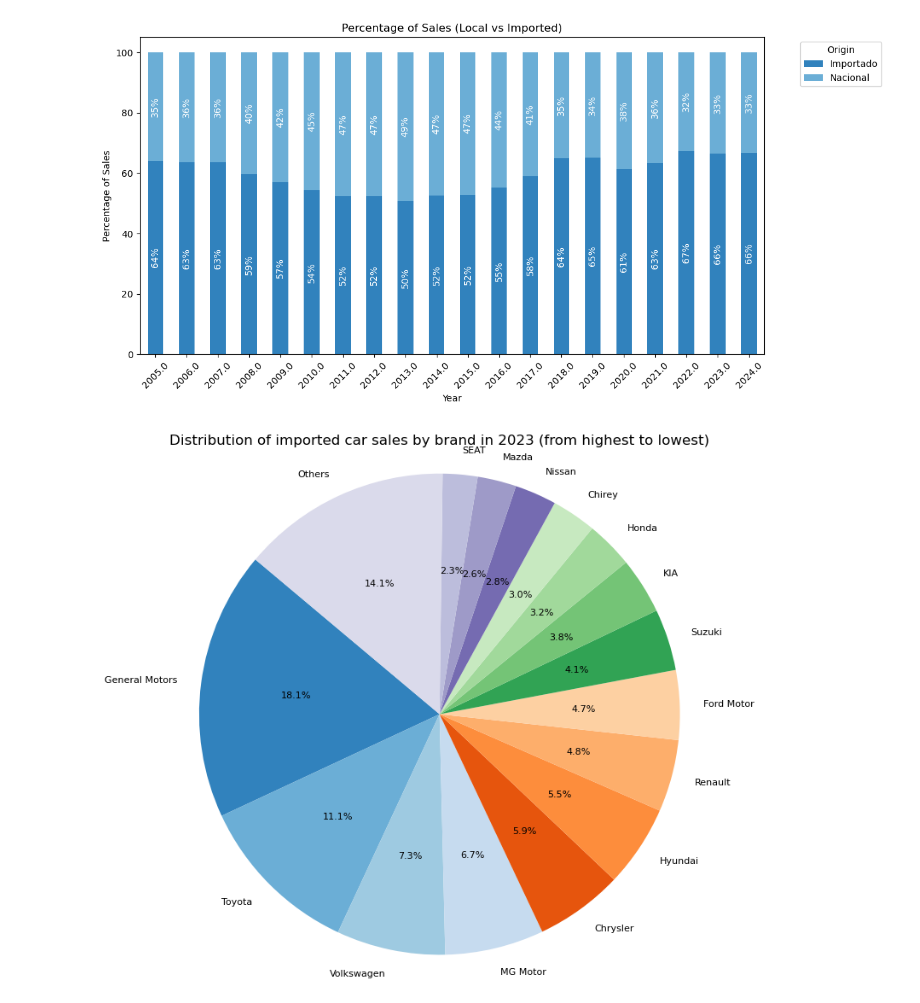
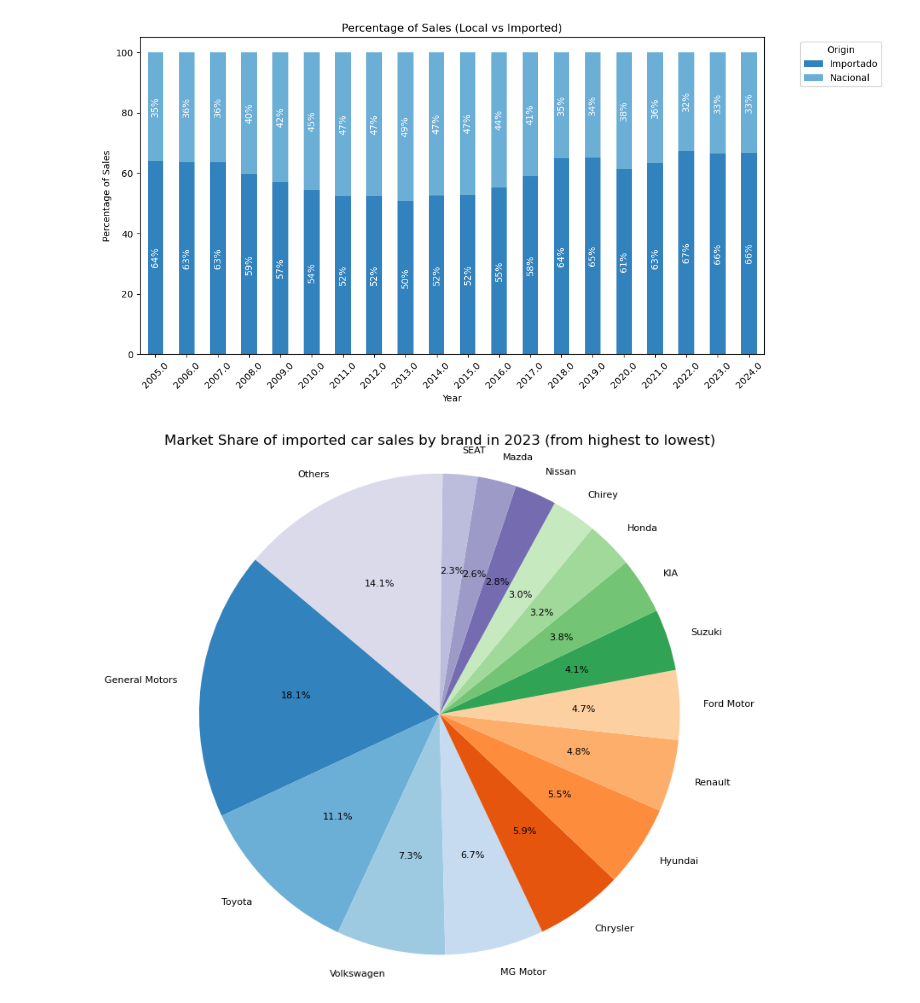
Before and after one commit to AngelesVillagrana/Project-1, a Jupyter notebook: Project-1-Car-Sales.ipynb, the cells around one changed output. Saved outputs shown, nothing was run; the diff lists cells and outputs as text; code cells hidden in the pictures.

```diff
--- a/Project-1-Car-Sales.ipynb
+++ b/Project-1-Car-Sales.ipynb
@@ -403,27 +403,27 @@ plt.show()
 # %%
 # Filter imported car sales in 2023
 imported_car_sales_2023 = df_CarsMex[(df_CarsMex['Origen'] == 'Importado') & (df_CarsMex['Año'] == 2023)]
 
 # Group by brand and sum the sales
 sales_by_brand = imported_car_sales_2023.groupby('Marca')['Cantidad'].sum()
 
 # Sort sales by brand from highest to lowest
 sales_by_brand_sorted = sales_by_brand.sort_values(ascending=False)
 
 # Filter the main brands and group the rest into "Others"
 main_brands = sales_by_brand_sorted.head(15)
 others = pd.Series(sales_by_brand_sorted[15:].sum(), index=['Others'])
 
 # Combine the main brands with "Others"
 final_sales_by_brand = pd.concat([main_brands, others])
 
 # Create the pie chart with the main brands and "Others"
 plt.figure(figsize=(8, 8))
 plt.pie(final_sales_by_brand, labels=final_sales_by_brand.index, startangle=140, autopct='%1.1f%%', textprops={'fontsize': 8})
-plt.title('Distribution of imported car sales by brand in 2023 (from highest to lowest)')
+plt.title('Market Share of imported car sales by brand in 2023 (from highest to lowest)')
 plt.axis('equal')
 plt.show()
 # %% [output]
-[figure, old version]
+[figure, new version]
 # %%
 # Filter national car sales in 2023
```
Also changed, not shown: parts of 36 cells of this notebook.
